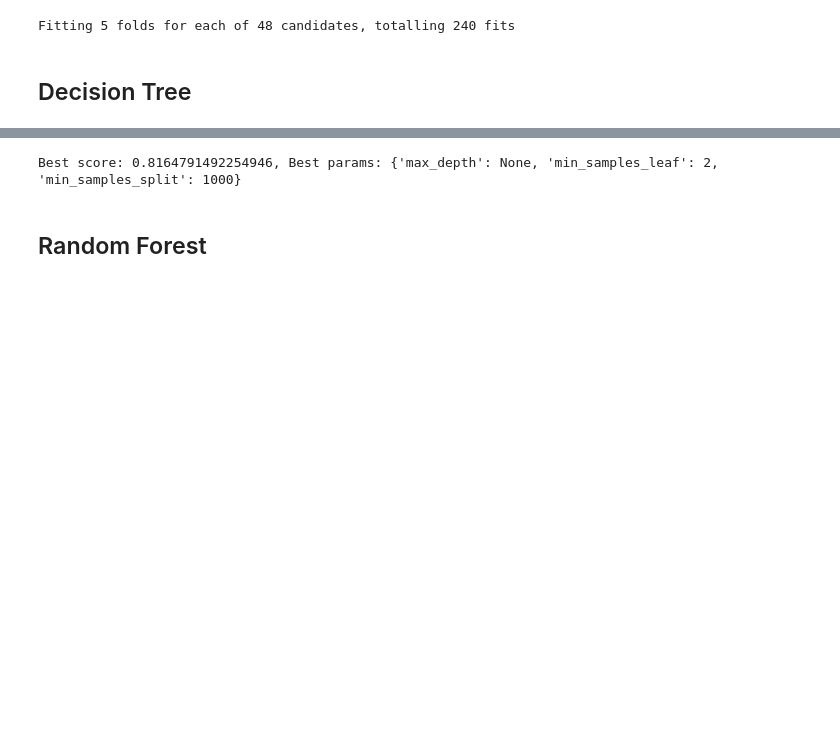
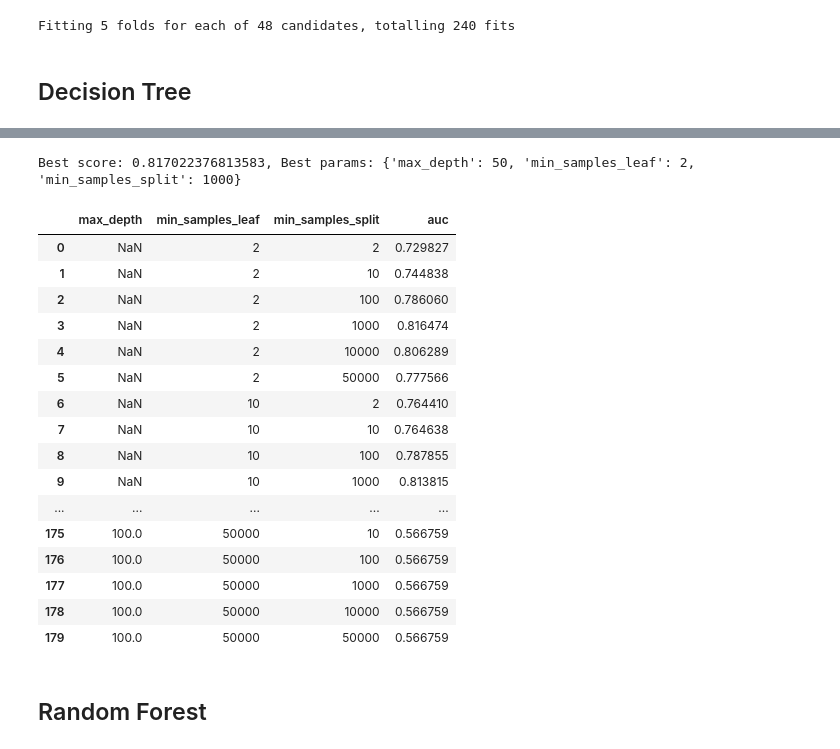
Before and after one commit to sjo302/Capstone, a Jupyter notebook: Notebooks/09_hyperparameter_tuning.ipynb, the cells around one changed output, grey strips where cells are left out. Cells and saved outputs as stored; diff of their text form; code cells hidden in the pictures; blank space fills up the shorter version.

```diff
--- a/Notebooks/09_hyperparameter_tuning.ipynb
+++ b/Notebooks/09_hyperparameter_tuning.ipynb
@@ -89,7 +89,7 @@ print(f'Best score: {lr_score_best}, Best params: {lr_params_best}')
 ## Decision Tree
 # %%
 dt_model = DecisionTreeClassifier()
-dt_params = {'max_depth':[None, 2, 3, 5, 10],
+dt_params = {'max_depth':[None, 5, 10, 50, 100],
              'min_samples_split':[2, 10, 100, 1000, 10000, 50000],
              'min_samples_leaf':[2, 10, 100, 1000, 10000, 50000]}
 dt_gs = GridSearchCV(dt_model, dt_params, scoring='roc_auc', n_jobs=-1, verbose=3)
@@ -124,4 +114,27 @@ dt_params_best = dt_gs.best_params_
 dt_score_best = dt_gs.best_score_
 print(f'Best score: {dt_score_best}, Best params: {dt_params_best}')
 # %% [output]
-Best score: 0.8164791492254946, Best params: {'max_depth': None, 'min_samples_leaf': 2, 'min_samples_split': 1000}
+Best score: 0.817022376813583, Best params: {'max_depth': 50, 'min_samples_leaf': 2, 'min_samples_split': 1000}
+# %%
+dt_df = pd.DataFrame(dt_gs.cv_results_['params'])
+dt_df['auc'] = dt_gs.cv_results_['mean_test_score']
+# %%
+dt_df
+# %% [output]
+|  | max_depth | min_samples_leaf | min_samples_split | auc |
+| 0 | NaN | 2 | 2 | 0.729827 |
+| 1 | NaN | 2 | 10 | 0.744838 |
+| 2 | NaN | 2 | 100 | 0.786060 |
+| 3 | NaN | 2 | 1000 | 0.816474 |
+| 4 | NaN | 2 | 10000 | 0.806289 |
+| 5 | NaN | 2 | 50000 | 0.777566 |
+| 6 | NaN | 10 | 2 | 0.764410 |
+| 7 | NaN | 10 | 10 | 0.764638 |
+| 8 | NaN | 10 | 100 | 0.787855 |
+| 9 | NaN | 10 | 1000 | 0.813815 |
+| ... | ... | ... | ... | ... |
+| 175 | 100.0 | 50000 | 10 | 0.566759 |
+| 176 | 100.0 | 50000 | 100 | 0.566759 |
+| 177 | 100.0 | 50000 | 1000 | 0.566759 |
+| 178 | 100.0 | 50000 | 10000 | 0.566759 |
+| 179 | 100.0 | 50000 | 50000 | 0.566759 |
```
Also changed, not shown: parts of 2 cells of this notebook, 1 other file.
